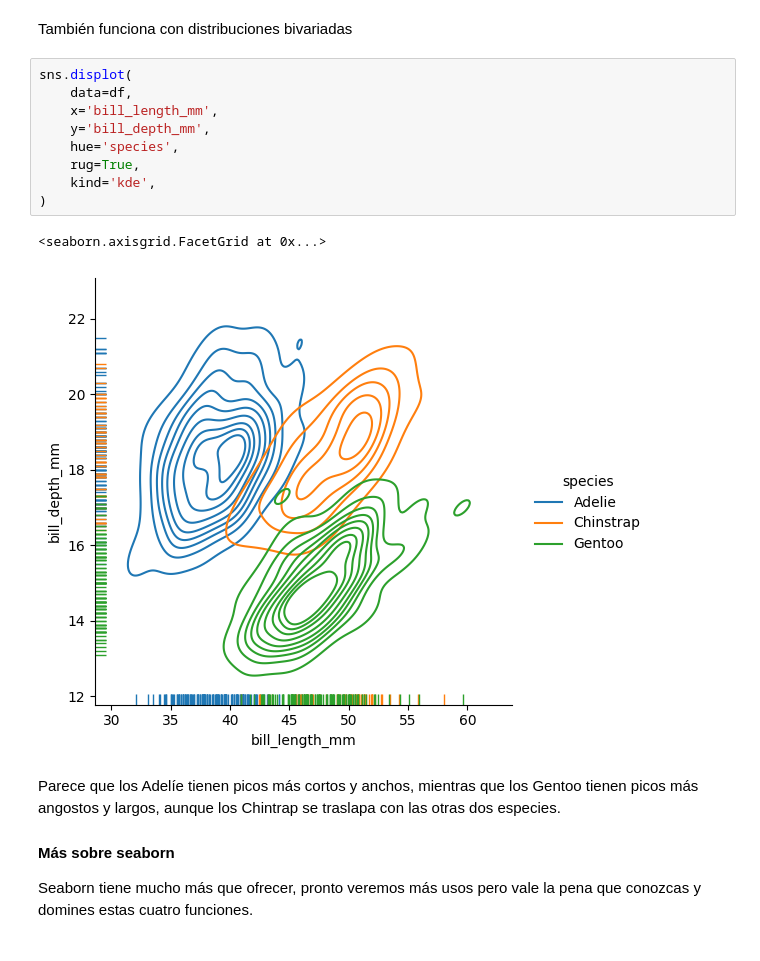
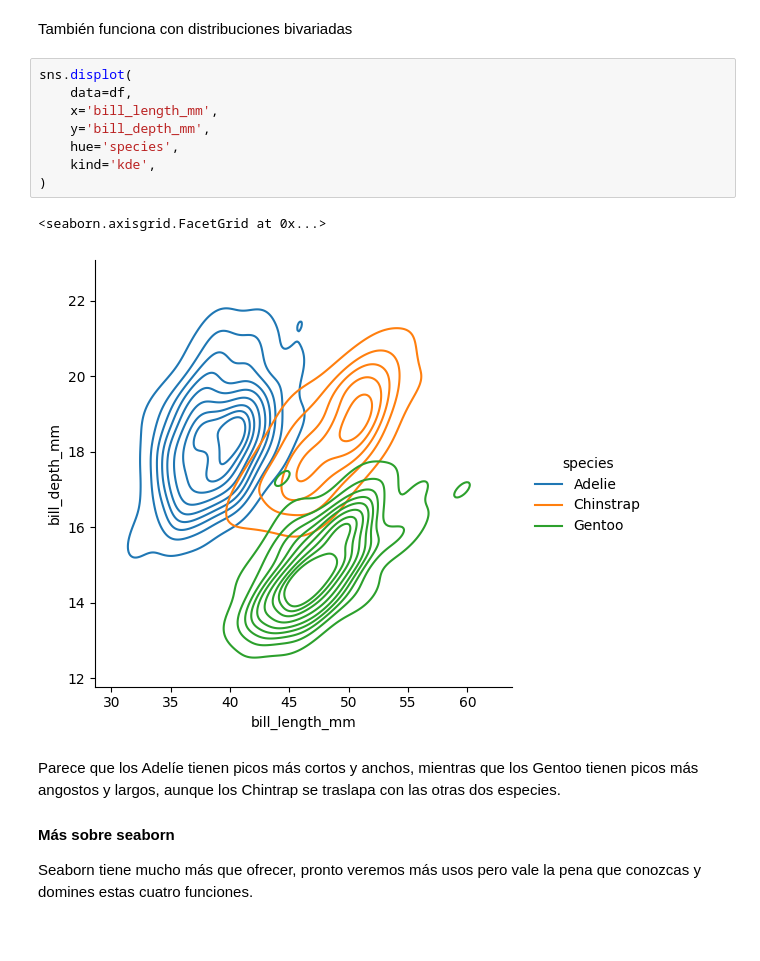
Before and after one commit to chrisdewa/curso_python, a Jupyter notebook: docs/_sources/unidad-4/tema-17-visualizaciones.ipynb, the cells around one changed output. Cells and saved outputs as stored; diff of their text form.

```diff
--- a/docs/_sources/unidad-4/tema-17-visualizaciones.ipynb
+++ b/docs/_sources/unidad-4/tema-17-visualizaciones.ipynb
@@ -219,15 +219,14 @@ También funciona con distribuciones bivariadas
 # %%
 sns.displot(
     data=df,
     x='bill_length_mm',
     y='bill_depth_mm',
     hue='species',
-    rug=True,
     kind='kde',
 )
 # %% [output]
 <seaborn.axisgrid.FacetGrid at 0x...>
-[figure, old version]
+[figure, new version]
 # %% [markdown]
 Parece que los Adelíe tienen picos más cortos y anchos, mientras que los Gentoo tienen picos más angostos y largos, aunque los Chintrap se traslapa con las otras dos especies.
 
```
Also changed, not shown: parts of 1 cell of this notebook, 46 other files.
